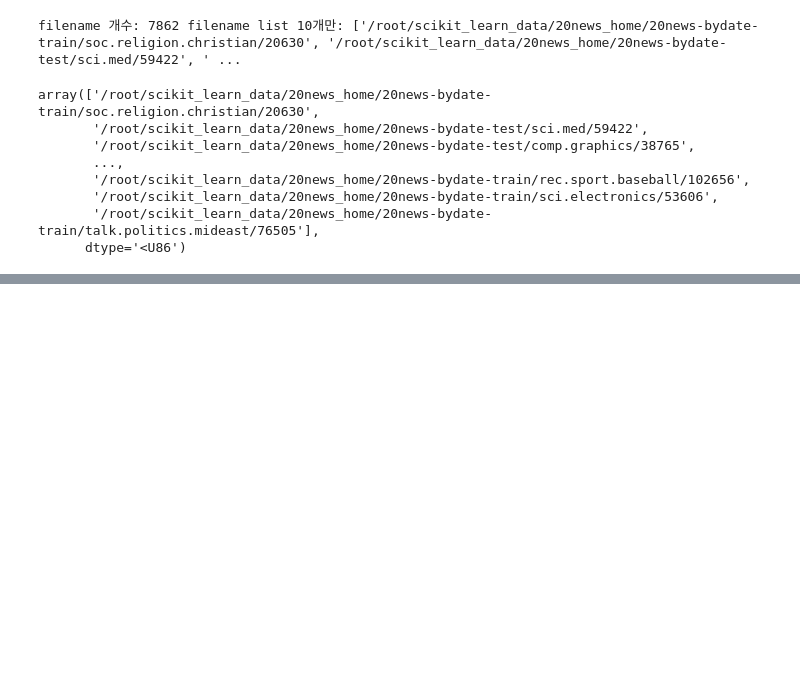
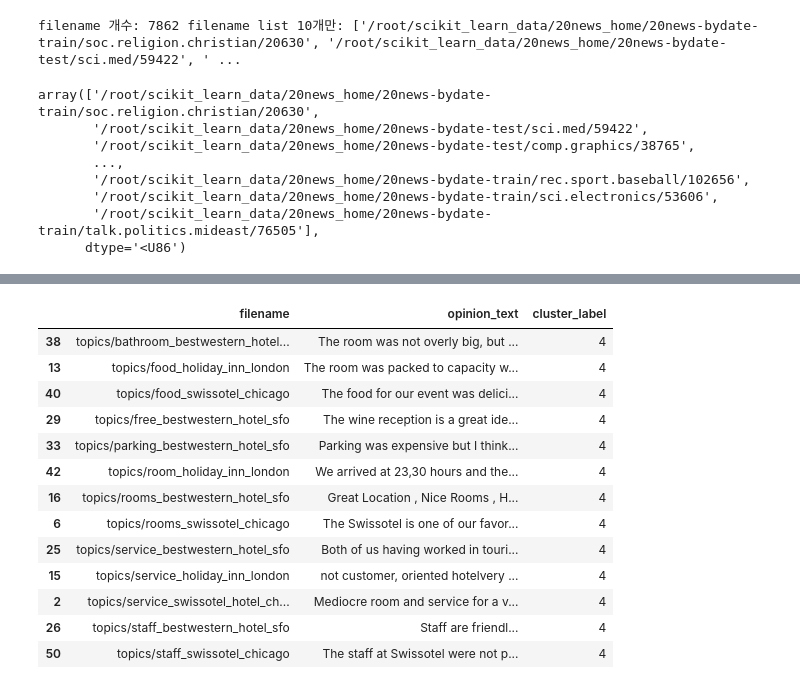
Before and after one commit to suhyeon03/study_ML_, a Jupyter notebook: _text_mining_practice.ipynb, the cells around one changed output, grey strips where cells are left out. Saved outputs shown, nothing was run; the diff lists cells and outputs as text; code cells hidden in the pictures; blank space fills up the shorter version.

```diff
--- a/_text_mining_practice.ipynb
+++ b/_text_mining_practice.ipynb
@@ -1133,0 +1311,17 @@ doc_topic_df.head(20)
+# %%
+document_df[document_df['cluster_label']==4].sort_values(by='filename')
+# %% [output]
+|  | filename | opinion_text | cluster_label |
+| 38 | topics/bathroom_bestwestern_hotel... | The room was not overly big, but ... | 4 |
+| 13 | topics/food_holiday_inn_london | The room was packed to capacity w... | 4 |
+| 40 | topics/food_swissotel_chicago | The food for our event was delici... | 4 |
+| 29 | topics/free_bestwestern_hotel_sfo | The wine reception is a great ide... | 4 |
+| 33 | topics/parking_bestwestern_hotel_sfo | Parking was expensive but I think... | 4 |
+| 42 | topics/room_holiday_inn_london | We arrived at 23,30 hours and the... | 4 |
+| 16 | topics/rooms_bestwestern_hotel_sfo | Great Location , Nice Rooms , H... | 4 |
+| 6 | topics/rooms_swissotel_chicago | The Swissotel is one of our favor... | 4 |
+| 25 | topics/service_bestwestern_hotel_sfo | Both of us having worked in touri... | 4 |
+| 15 | topics/service_holiday_inn_london | not customer, oriented hotelvery ... | 4 |
+| 2 | topics/service_swissotel_hotel_ch... | Mediocre room and service for a v... | 4 |
+| 26 | topics/staff_bestwestern_hotel_sfo | Staff are friendl... | 4 |
+| 50 | topics/staff_swissotel_chicago | The staff at Swissotel were not p... | 4 |
```
Also changed, not shown: parts of 20 cells of this notebook.
